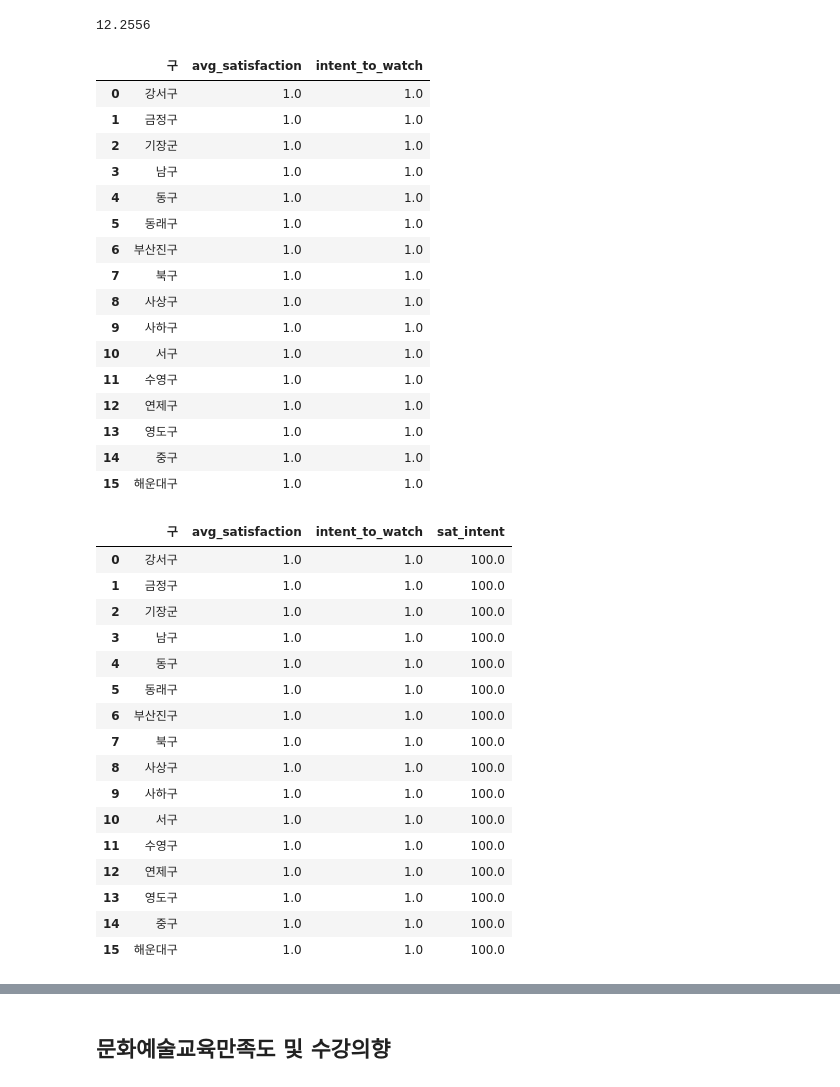
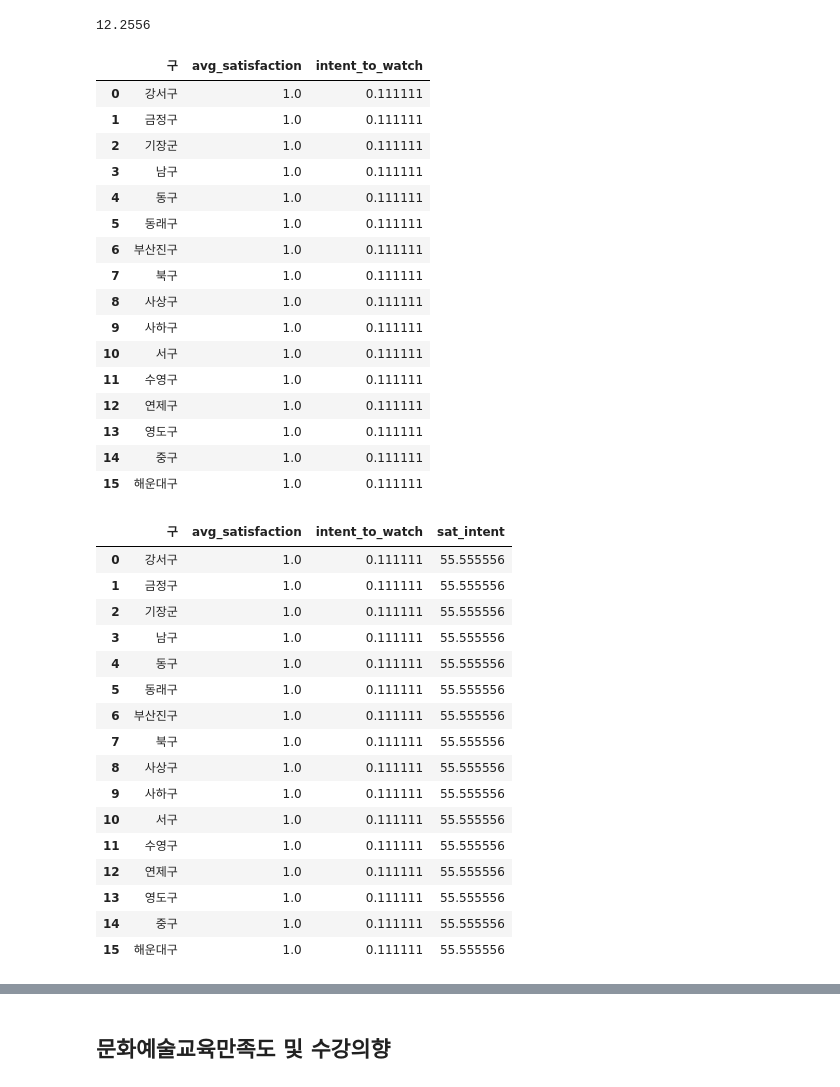
Before and after one commit to eunjuyummy/Arts_Pulse, a Jupyter notebook: data/busan/work/busan_arts_achievement_index.ipynb, the cells around one changed output, grey strips where cells are left out. Drawn from its saved outputs; the diff is of its cells as text; code cells hidden in the pictures.

```diff
--- a/data/busan/work/busan_arts_achievement_index.ipynb
+++ b/data/busan/work/busan_arts_achievement_index.ipynb
@@ -29,7 +29,7 @@ final_art_achievement_index
 | 14 | 중구 |
 | 15 | 해운대구 |
 # %%
-arts_achievement_index = pd.read_csv('/content/busan_arts_achievement_index_calculate.csv')
+arts_achievement_index = pd.read_csv('busan_arts_achievement_index_calculate.csv')
 arts_achievement_index
 # %% [output]
 |  | 구 | avg_satisfaction | intent_to_watch | edu_intent | sat_leisure | happiness | life | perf_revenue | ... |
@@ -109,48 +109,48 @@ Sum_of_willingness_to_watch_mean
 # %% [output]
 12.2556
 # %%
-cal_df['intent_to_watch'] = arts_achievement_index['intent_to_watch']/Sum_of_willingness_to_watch_mean
+cal_df['intent_to_watch'] = (arts_achievement_index['intent_to_watch']/Sum_of_willingness_to_watch_mean)/9
 cal_df
 # %% [output]
 |  | 구 | avg_satisfaction | intent_to_watch |
-| 0 | 강서구 | 1.0 | 1.0 |
-| 1 | 금정구 | 1.0 | 1.0 |
-| 2 | 기장군 | 1.0 | 1.0 |
-| 3 | 남구 | 1.0 | 1.0 |
-| 4 | 동구 | 1.0 | 1.0 |
-| 5 | 동래구 | 1.0 | 1.0 |
-| 6 | 부산진구 | 1.0 | 1.0 |
-| 7 | 북구 | 1.0 | 1.0 |
-| 8 | 사상구 | 1.0 | 1.0 |
-| 9 | 사하구 | 1.0 | 1.0 |
-| 10 | 서구 | 1.0 | 1.0 |
-| 11 | 수영구 | 1.0 | 1.0 |
-| 12 | 연제구 | 1.0 | 1.0 |
-| 13 | 영도구 | 1.0 | 1.0 |
-| 14 | 중구 | 1.0 | 1.0 |
-| 15 | 해운대구 | 1.0 | 1.0 |
+| 0 | 강서구 | 1.0 | 0.111111 |
+| 1 | 금정구 | 1.0 | 0.111111 |
+| 2 | 기장군 | 1.0 | 0.111111 |
+| 3 | 남구 | 1.0 | 0.111111 |
+| 4 | 동구 | 1.0 | 0.111111 |
+| 5 | 동래구 | 1.0 | 0.111111 |
+| 6 | 부산진구 | 1.0 | 0.111111 |
+| 7 | 북구 | 1.0 | 0.111111 |
+| 8 | 사상구 | 1.0 | 0.111111 |
+| 9 | 사하구 | 1.0 | 0.111111 |
+| 10 | 서구 | 1.0 | 0.111111 |
+| 11 | 수영구 | 1.0 | 0.111111 |
+| 12 | 연제구 | 1.0 | 0.111111 |
+| 13 | 영도구 | 1.0 | 0.111111 |
+| 14 | 중구 | 1.0 | 0.111111 |
+| 15 | 해운대구 | 1.0 | 0.111111 |
 # %%
 cal_df['sat_intent'] = (cal_df['avg_satisfaction'] + cal_df['intent_to_watch'])/2
 cal_df['sat_intent'] = cal_df['sat_intent']*100
 cal_df
 # %% [output]
 |  | 구 | avg_satisfaction | intent_to_watch | sat_intent |
-| 0 | 강서구 | 1.0 | 1.0 | 100.0 |
-| 1 | 금정구 | 1.0 | 1.0 | 100.0 |
-| 2 | 기장군 | 1.0 | 1.0 | 100.0 |
-| 3 | 남구 | 1.0 | 1.0 | 100.0 |
-| 4 | 동구 | 1.0 | 1.0 | 100.0 |
-| 5 | 동래구 | 1.0 | 1.0 | 100.0 |
-| 6 | 부산진구 | 1.0 | 1.0 | 100.0 |
-| 7 | 북구 | 1.0 | 1.0 | 100.0 |
-| 8 | 사상구 | 1.0 | 1.0 | 100.0 |
-| 9 | 사하구 | 1.0 | 1.0 | 100.0 |
-| 10 | 서구 | 1.0 | 1.0 | 100.0 |
-| 11 | 수영구 | 1.0 | 1.0 | 100.0 |
-| 12 | 연제구 | 1.0 | 1.0 | 100.0 |
-| 13 | 영도구 | 1.0 | 1.0 | 100.0 |
-| 14 | 중구 | 1.0 | 1.0 | 100.0 |
-| 15 | 해운대구 | 1.0 | 1.0 | 100.0 |
+| 0 | 강서구 | 1.0 | 0.111111 | 55.555556 |
+| 1 | 금정구 | 1.0 | 0.111111 | 55.555556 |
+| 2 | 기장군 | 1.0 | 0.111111 | 55.555556 |
+| 3 | 남구 | 1.0 | 0.111111 | 55.555556 |
+| 4 | 동구 | 1.0 | 0.111111 | 55.555556 |
+| 5 | 동래구 | 1.0 | 0.111111 | 55.555556 |
+| 6 | 부산진구 | 1.0 | 0.111111 | 55.555556 |
+| 7 | 북구 | 1.0 | 0.111111 | 55.555556 |
+| 8 | 사상구 | 1.0 | 0.111111 | 55.555556 |
+| 9 | 사하구 | 1.0 | 0.111111 | 55.555556 |
+| 10 | 서구 | 1.0 | 0.111111 | 55.555556 |
+| 11 | 수영구 | 1.0 | 0.111111 | 55.555556 |
+| 12 | 연제구 | 1.0 | 0.111111 | 55.555556 |
+| 13 | 영도구 | 1.0 | 0.111111 | 55.555556 |
+| 14 | 중구 | 1.0 | 0.111111 | 55.555556 |
+| 15 | 해운대구 | 1.0 | 0.111111 | 55.555556 |
 # %%
 final_art_achievement_index['sat_intent'] = cal_df['sat_intent']
 final_art_achievement_index
```
Also changed, not shown: parts of 12 cells of this notebook.
